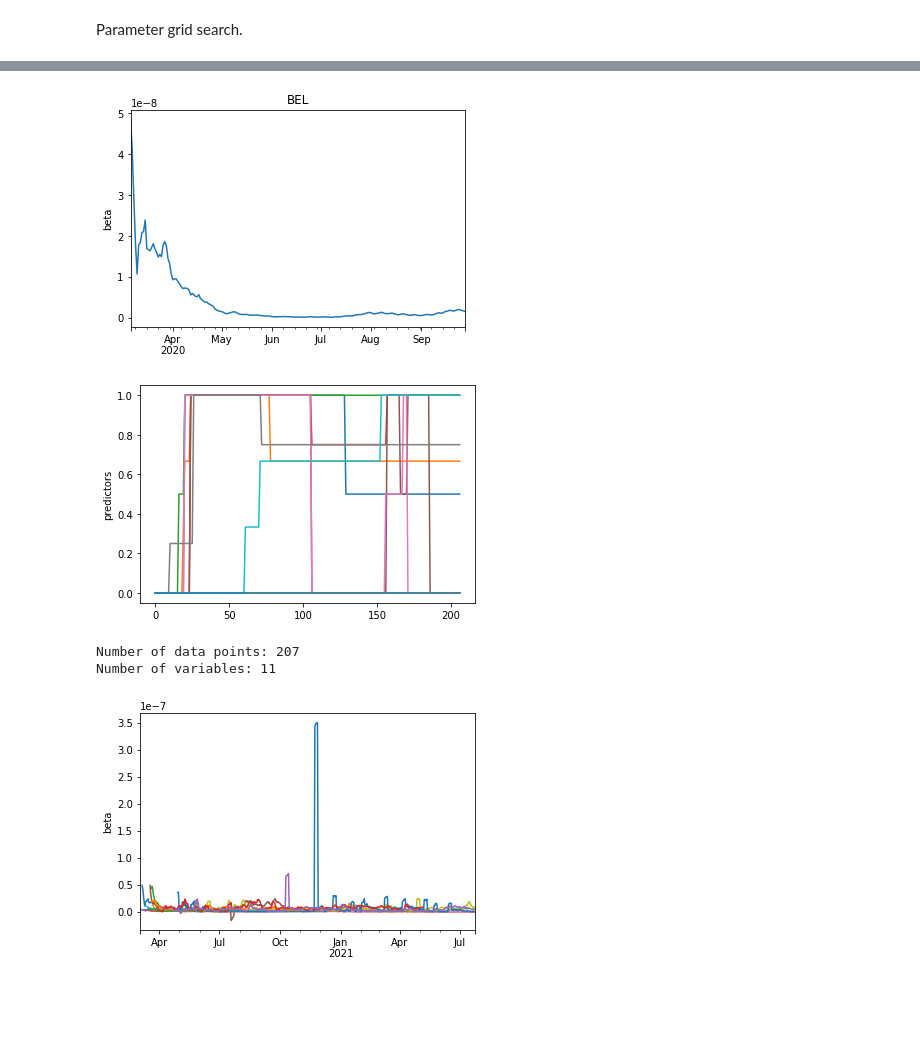
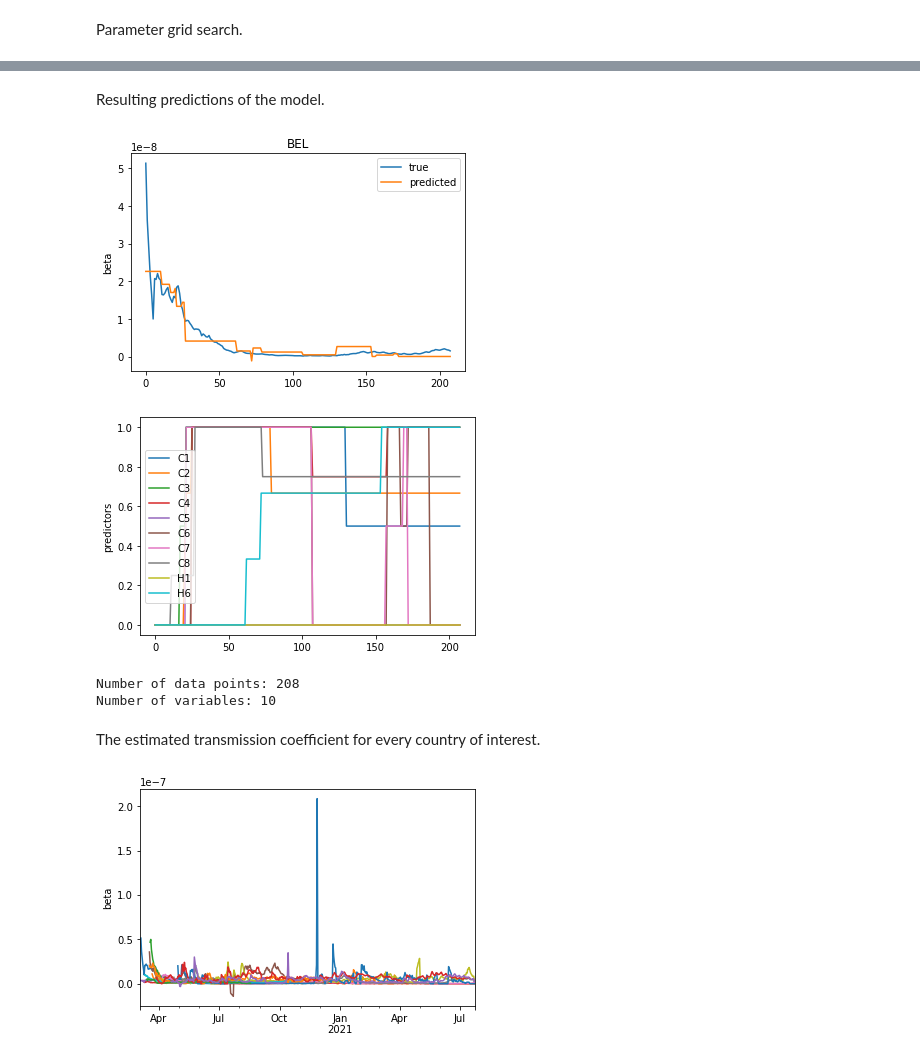
Before and after one commit to alexmadrinanfdez/covid-policy-analysis, a Jupyter notebook: linear-analysis.ipynb, the cells around one changed output, grey strips where cells are left out. Cells and saved outputs as stored; diff of their text form; code cells hidden in the pictures; blank space fills up the shorter version.

```diff
--- a/linear-analysis.ipynb
+++ b/linear-analysis.ipynb
@@ -999,9 +966,8 @@ Number of variables: 11
 Growth rate for every country of interest.
 # %%
 for cc in cc_dict:
-  p_t, g_t = data_from(cc, t0=None, tr=0.5, t_d=18, y=gr_smooth)
-  p_t, g_t = preprocess(p_t, g_t)
-  g_t.plot()
+  model, X, y = initial_model(cc)
+  y.plot()
 plt.ylabel('growth rate')
 plt.show()
 # %% [output]
@@ -1011,7 +977,7 @@ plt.show()
 # %% [markdown]
 Parameter grid search.
 # %%
-y_df = beta_smooth
+y_df = beta
 cv_arr = []
 grid = {'tr': [0.1, 0.25, 0.5, 1, 2.5], 'delay': [9, 12, 15, 18, 21]}
 lin = LinearRegression()
@@ -1046,5 +1012,5 @@ cv_arr.mean()
 # %%
-y_df = beta_smooth
+y_df = beta
 cv_arr = []
 grid = {'tr': [0.1, 0.25, 0.5, 1, 2.5], 'delay': [9, 12, 15, 18, 21]}
 lasso = LassoCV(cv=KFold(shuffle=True), max_iter=10**5)
@@ -1111,7 +1077,7 @@ def linear_model(region, t0=None, tr=1, delay=12, print=False):
   - print (bool) : whether to display results via stdout.
   '''
 
-  X_raw, y_raw = data_from(region, t0, tr, delay, beta_smooth)
+  X_raw, y_raw = data_from(region, t0, tr, delay, beta)
   X, y = preprocess(X_raw, y_raw)
   coef_names = X.columns.values
 
@@ -1175,27 +1144,31 @@ R^2
+# %% [markdown]
+Resulting predictions of the model.
 # %%
-p_t, b_t = data_from(cci, None, 1, 12, beta_smooth)
-p_t, b_t = preprocess(p_t, b_t)
+model, X, y = linear_model(cci)
 
-b_t.plot()
+plt.plot(y.values, label='true')
+plt.plot(model.predict(X), label='predicted')
 plt.ylabel('beta')
 plt.title(cci)
-p_t.plot(legend=False)
+plt.legend()
+X.plot(legend=True)
 plt.ylabel('predictors')
 plt.show()
 
-print('\nNumber of data points:', p_t.shape[0])
-print('Number of variables:', p_t.shape[1])
+print('\nNumber of data points:', X.shape[0])
+print('Number of variables:', X.shape[1])
 # %% [output]
-[figure, old version]
+[figure, new version]
-[figure, old version]
+[figure, new version]
-Number of data points: 207
-Number of variables: 11
+Number of data points: 208
+Number of variables: 10
+# %% [markdown]
+The estimated transmission coefficient for every country of interest.
 # %%
 for cc in cc_dict:
-  p_t, b_t = data_from(cc, t0=None, tr=0.5, t_d=18, y=beta_smooth)
-  p_t, b_t = preprocess(p_t, b_t)
-  b_t.plot()
+  model, X, y = linear_model(cc)
+  y.plot()
 plt.ylabel('beta')
 plt.show()
 # %% [output]
-[figure, old version]
+[figure, new version]
```
Also changed, not shown: parts of 56 cells of this notebook.
